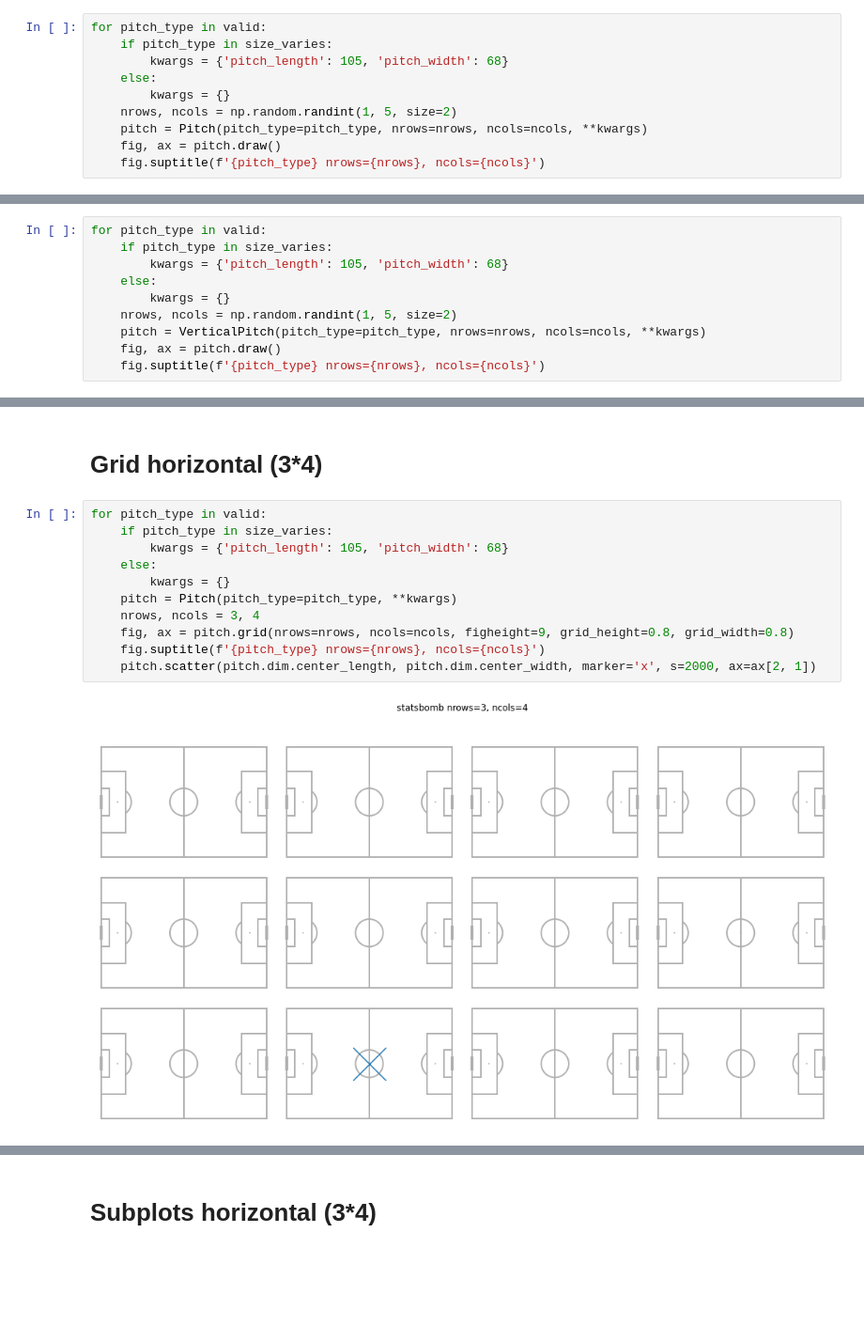
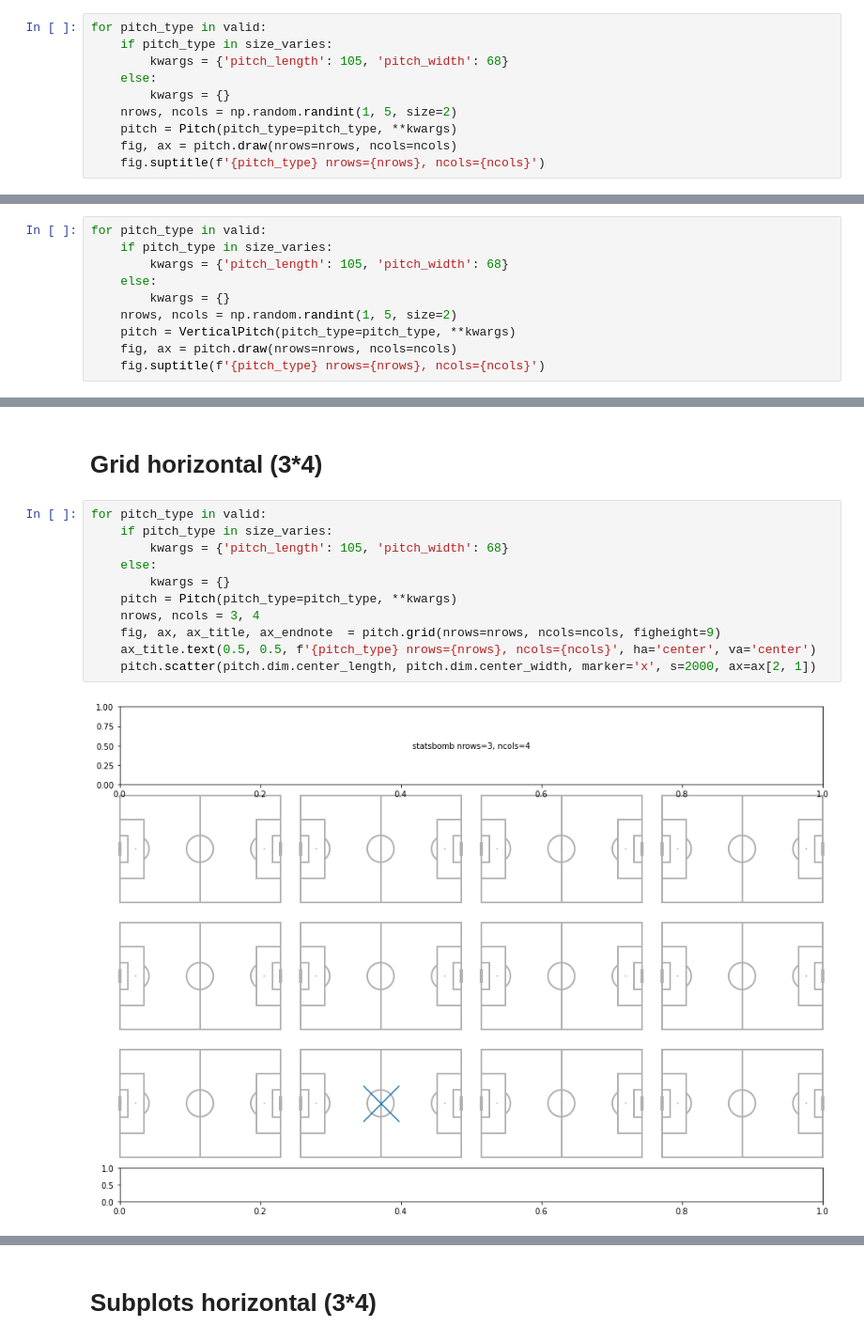
Before and after one commit to andrewRowlinson/mplsoccer-viz-tests, a Jupyter notebook: notebooks/test_grid.ipynb, the cells around one changed output, grey strips where cells are left out. Shown at 94% size. Drawn from its saved outputs; the diff is of its cells as text; blank space fills up the shorter version.

Commit message:
added viz tests for padding. amended grid tests for new api

```diff
--- a/notebooks/test_grid.ipynb
+++ b/notebooks/test_grid.ipynb
@@ -12,7 +12,7 @@ for pitch_type in valid:
     else:
         kwargs = {}
     nrows, ncols = np.random.randint(1, 5, size=2)
-    pitch = Pitch(pitch_type=pitch_type, nrows=nrows, ncols=ncols, **kwargs)
-    fig, ax = pitch.draw()
+    pitch = Pitch(pitch_type=pitch_type, **kwargs)
+    fig, ax = pitch.draw(nrows=nrows, ncols=ncols)
     fig.suptitle(f'{pitch_type} nrows={nrows}, ncols={ncols}')
 # %% [output]
@@ -34,8 +34,8 @@ for pitch_type in valid:
     else:
         kwargs = {}
     nrows, ncols = np.random.randint(1, 5, size=2)
-    pitch = VerticalPitch(pitch_type=pitch_type, nrows=nrows, ncols=ncols, **kwargs)
-    fig, ax = pitch.draw()
+    pitch = VerticalPitch(pitch_type=pitch_type, **kwargs)
+    fig, ax = pitch.draw(nrows=nrows, ncols=ncols)
     fig.suptitle(f'{pitch_type} nrows={nrows}, ncols={ncols}')
 # %% [output]
 [figure]
@@ -52,13 +52,13 @@ for pitch_type in valid:
 # %%
 for pitch_type in valid:
     if pitch_type in size_varies:
         kwargs = {'pitch_length': 105, 'pitch_width': 68}
     else:
         kwargs = {}
     pitch = Pitch(pitch_type=pitch_type, **kwargs)
     nrows, ncols = 3, 4
-    fig, ax = pitch.grid(nrows=nrows, ncols=ncols, figheight=9, grid_height=0.8, grid_width=0.8)
-    fig.suptitle(f'{pitch_type} nrows={nrows}, ncols={ncols}')
+    fig, ax, ax_title, ax_endnote  = pitch.grid(nrows=nrows, ncols=ncols, figheight=9)
+    ax_title.text(0.5, 0.5, f'{pitch_type} nrows={nrows}, ncols={ncols}', ha='center', va='center')
     pitch.scatter(pitch.dim.center_length, pitch.dim.center_width, marker='x', s=2000, ax=ax[2, 1])
 # %% [output]
-[figure, old version]
+[figure, new version]
```
Also changed, not shown: parts of 6 cells of this notebook, 1 other file.
